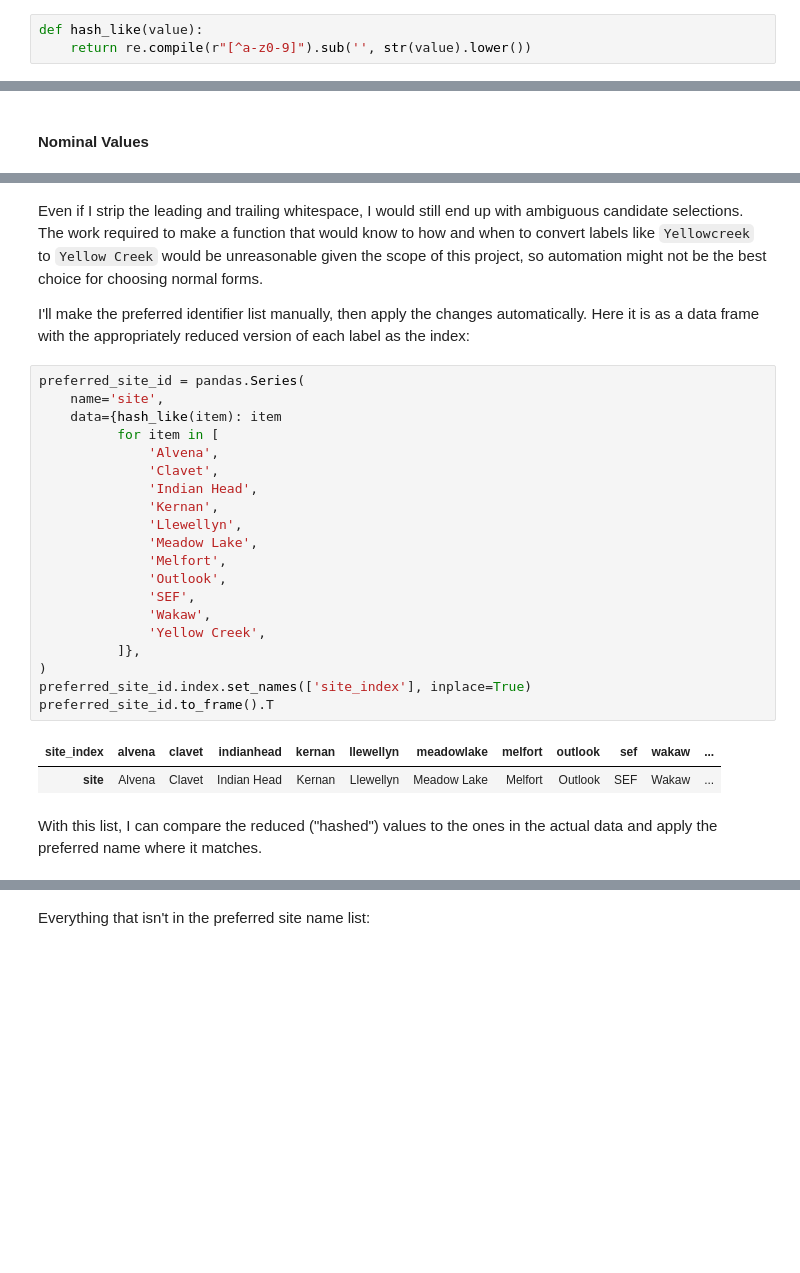
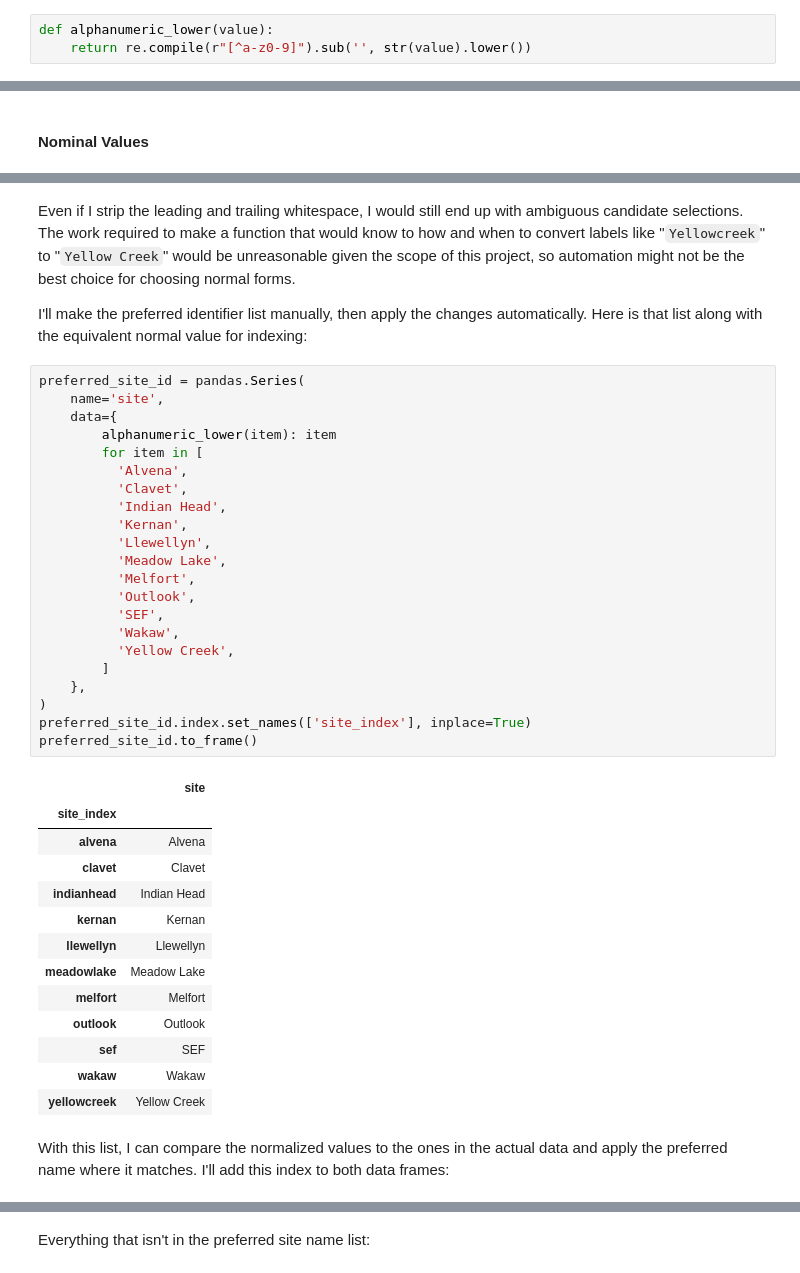
Before and after one commit to devvyn/aafc-field-data, a Jupyter notebook: notebook/projects/2016-sweep-vs-tiller/2016-sweep-vs-tiller.ipynb, the cells around one changed output, grey strips where cells are left out. Cells and saved outputs as stored; diff of their text form; blank space fills up the shorter version.

```diff
--- a/notebook/projects/2016-sweep-vs-tiller/2016-sweep-vs-tiller.ipynb
+++ b/notebook/projects/2016-sweep-vs-tiller/2016-sweep-vs-tiller.ipynb
@@ -920,5 +973,5 @@ In order to match badly formed labels with their normal representation, I need a
 - strip non alphanumeric characters
 - convert alphabetic characters to lower case
 # %%
-def hash_like(value):
+def alphanumeric_lower(value):
     return re.compile(r"[^a-z0-9]").sub('', str(value).lower())
@@ -961,29 +1008,42 @@ If I had a larger data set, I could automatically find the most frequently used
 # %% [markdown]
-Even if I strip the leading and trailing whitespace, I would still end up with ambiguous candidate selections. The work required to make a function that would know to how and when to convert labels like `Yellowcreek` to `Yellow Creek` would be unreasonable given the scope of this project, so automation might not be the best choice for choosing normal forms.
+Even if I strip the leading and trailing whitespace, I would still end up with ambiguous candidate selections. The work required to make a function that would know to how and when to convert labels like "`Yellowcreek`" to "`Yellow Creek`" would be unreasonable given the scope of this project, so automation might not be the best choice for choosing normal forms.
 
-I'll make the preferred identifier list manually, then apply the changes automatically. Here it is as a data frame with the appropriately reduced version of each label as the index:
+I'll make the preferred identifier list manually, then apply the changes automatically. Here is that list along with the equivalent normal value for indexing:
 # %%
 preferred_site_id = pandas.Series(
     name='site',
-    data={hash_like(item): item
-          for item in [
-              'Alvena',
-              'Clavet',
-              'Indian Head',
-              'Kernan',
-              'Llewellyn',
-              'Meadow Lake',
-              'Melfort',
-              'Outlook',
-              'SEF',
-              'Wakaw',
-              'Yellow Creek',
-          ]},
+    data={
+        alphanumeric_lower(item): item
+        for item in [
+          'Alvena',
+          'Clavet',
+          'Indian Head',
+          'Kernan',
+          'Llewellyn',
+          'Meadow Lake',
+          'Melfort',
+          'Outlook',
+          'SEF',
+          'Wakaw',
+          'Yellow Creek',
+        ]
+    },
 )
 preferred_site_id.index.set_names(['site_index'], inplace=True)
-preferred_site_id.to_frame().T
+preferred_site_id.to_frame()
 # %% [output]
-| site_index | alvena | clavet | indianhead | kernan | llewellyn | meadowlake | melfort | outlook | sef | wakaw | ... |
-| site | Alvena | Clavet | Indian Head | Kernan | Llewellyn | Meadow Lake | Melfort | Outlook | SEF | Wakaw | ... |
+|  | site |
+| site_index |  |
+| alvena | Alvena |
+| clavet | Clavet |
+| indianhead | Indian Head |
+| kernan | Kernan |
+| llewellyn | Llewellyn |
+| meadowlake | Meadow Lake |
+| melfort | Melfort |
+| outlook | Outlook |
+| sef | SEF |
+| wakaw | Wakaw |
+| yellowcreek | Yellow Creek |
 # %% [markdown]
-With this list, I can compare the reduced ("hashed") values to the ones in the actual data and apply the preferred name where it matches.
+With this list, I can compare the normalized values to the ones in the actual data and apply the preferred name where it matches. I'll add this index to both data frames:
```
Also changed, not shown: parts of 58 cells of this notebook.
